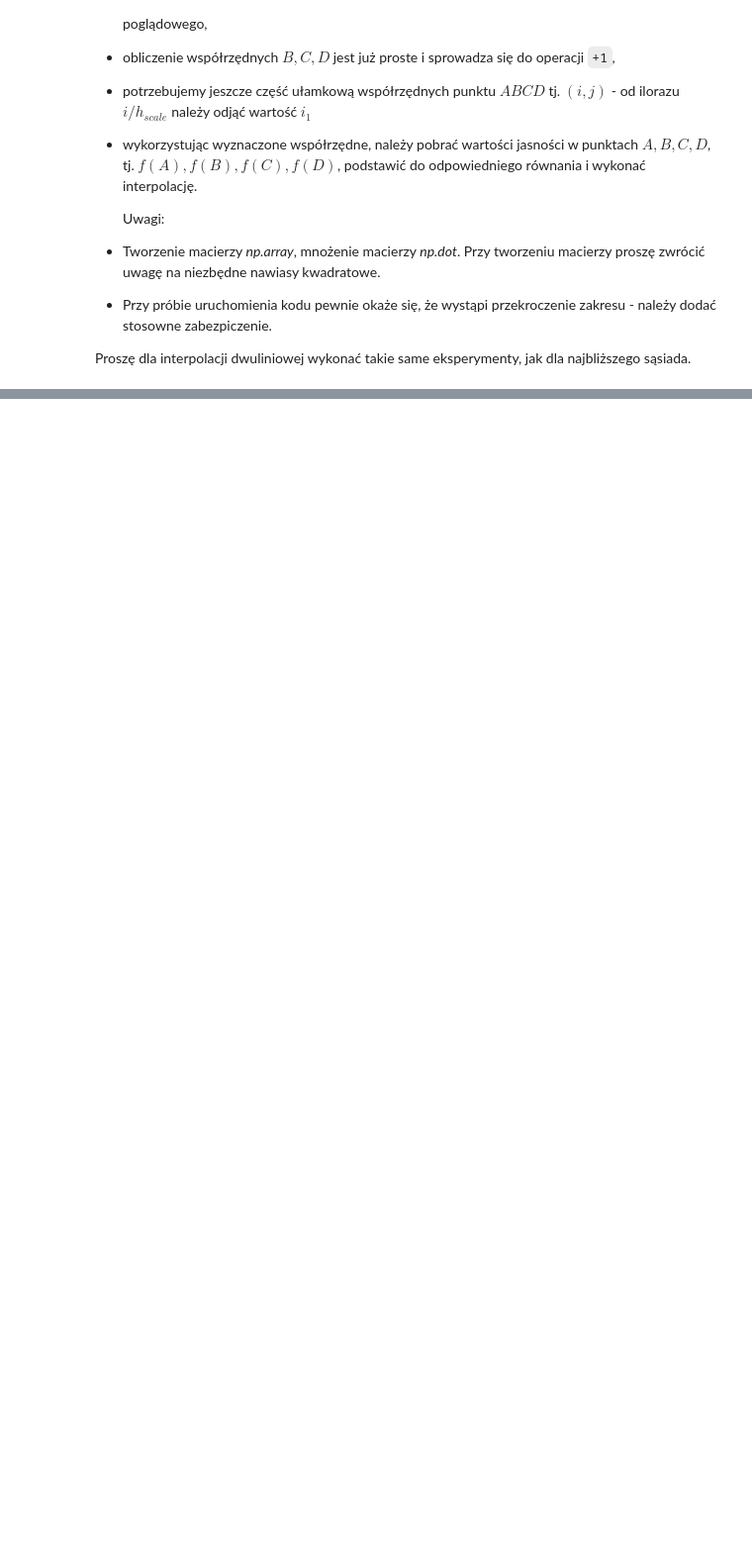
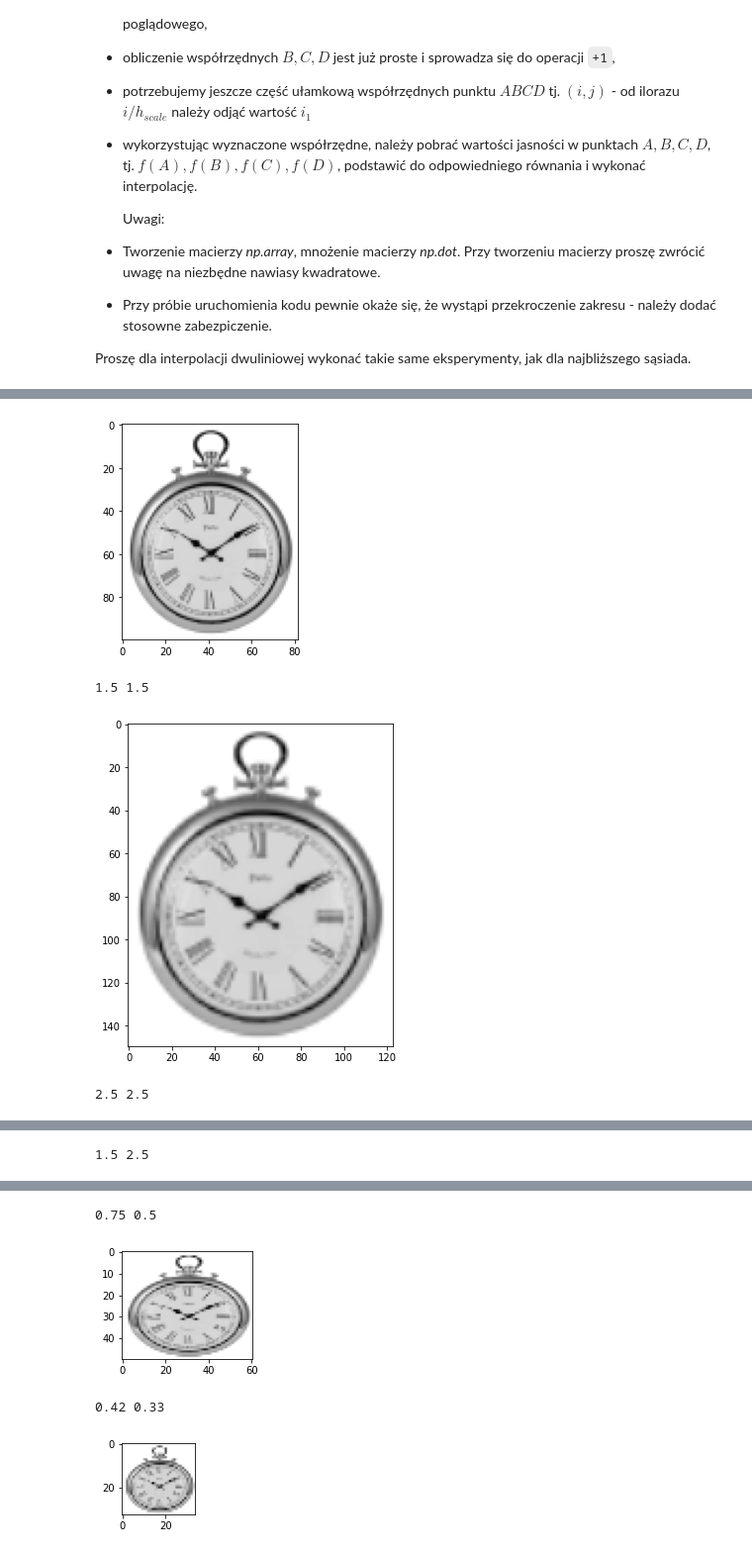
Before and after one commit to RysiekPrecikowski/WDCPO, a Jupyter notebook: lab5.ipynb, the cells around one changed output, grey strips where cells are left out. Shown at 99% size. Saved outputs shown, nothing was run; the diff lists cells and outputs as text; code cells hidden in the pictures; blank space fills up the shorter version.

```diff
--- a/lab5.ipynb
+++ b/lab5.ipynb
@@ -350,0 +327,7 @@ test(parrot, interpolation_bilinear)
+# %%
+test(clock, interpolation_bilinear)
+# %% [output]
+[figure, added]
+1.5 1.5
+[figure, added]
+2.5 2.5
@@ -350,0 +335 @@ test(parrot, interpolation_bilinear)
+1.5 2.5
@@ -350,0 +337,4 @@ test(parrot, interpolation_bilinear)
+0.75 0.5
+[figure, added]
+0.42 0.33
+[figure, added]
```
Also changed, not shown: parts of 15 cells of this notebook, 1 other file.
